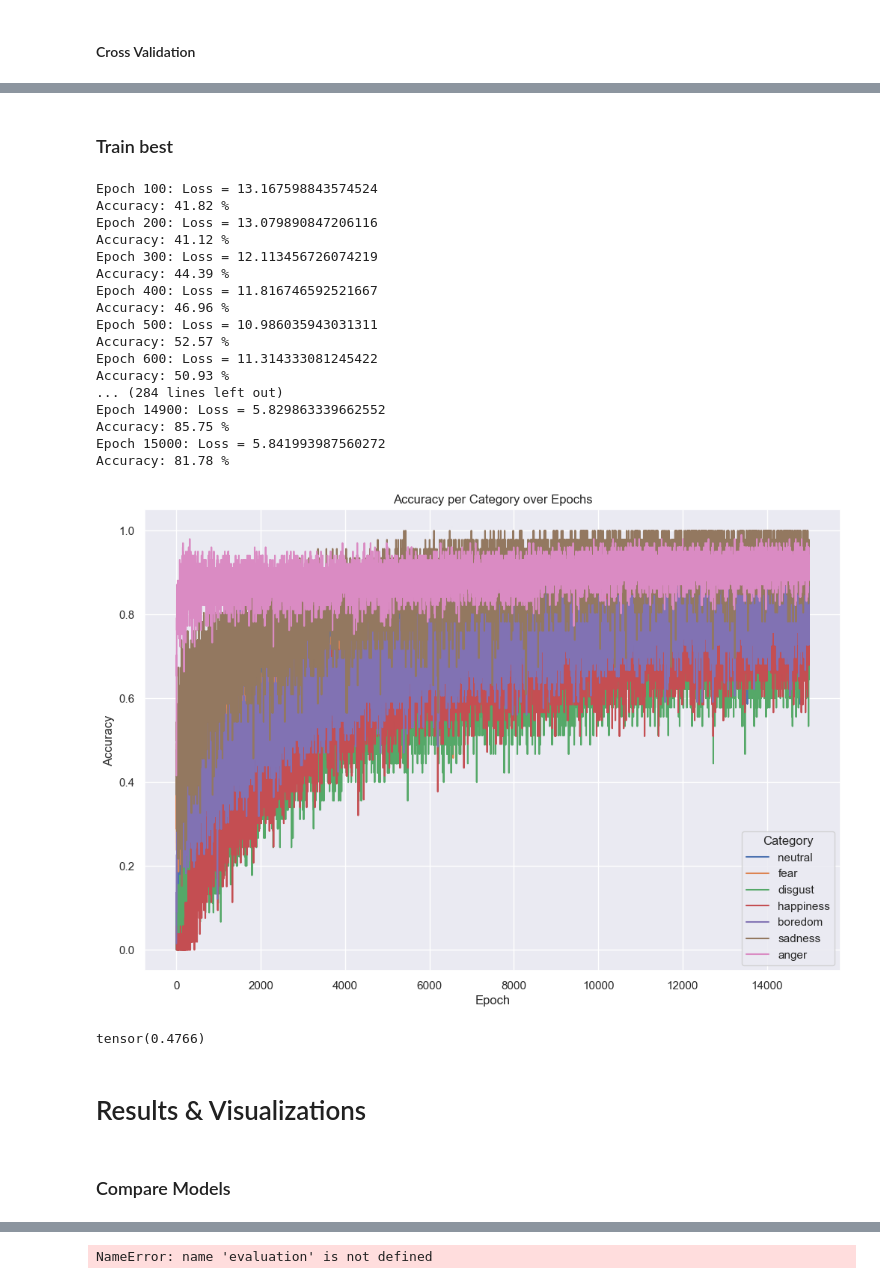
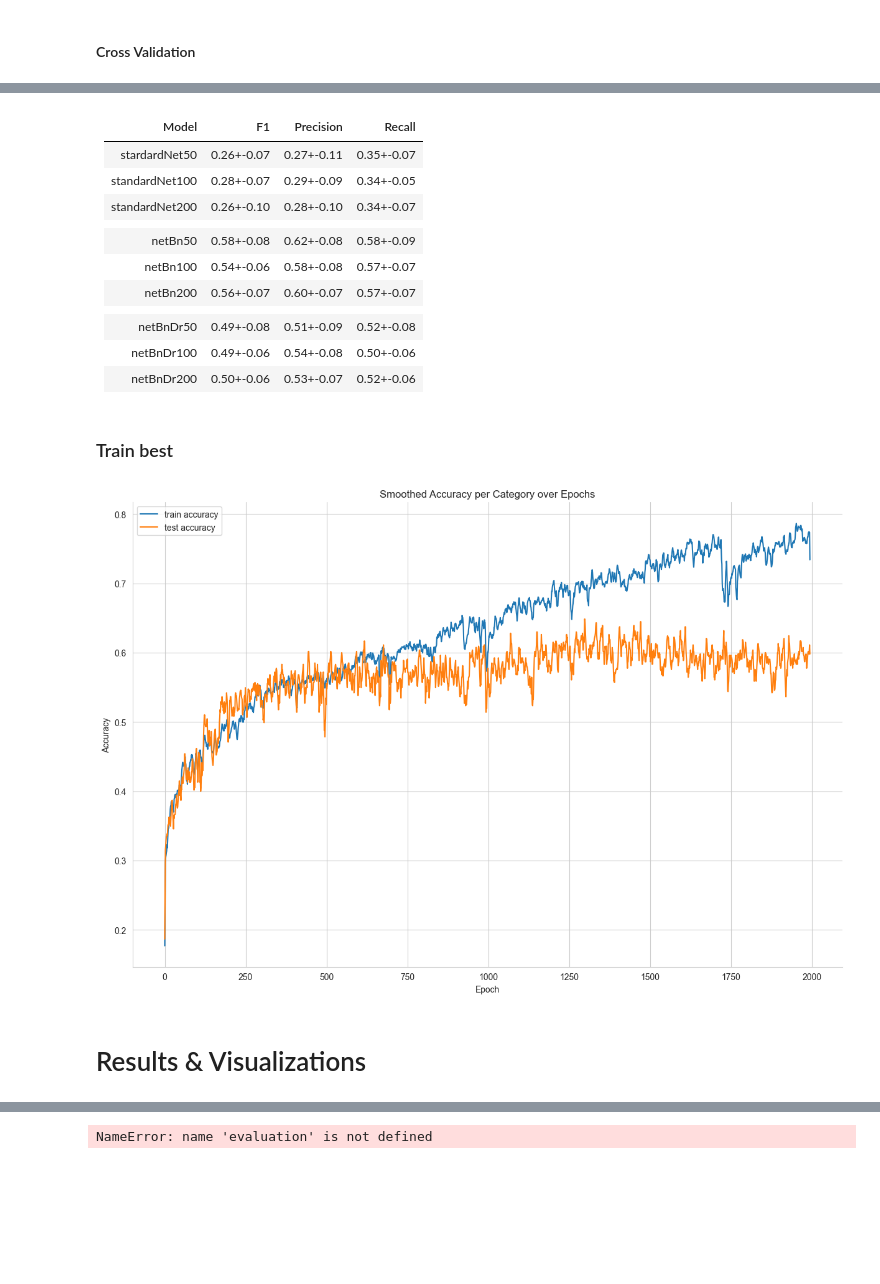
Before and after one commit to bonells96/speech_emotion_classification, a Jupyter notebook: Report_SER.ipynb, the cells around one changed output, grey strips where cells are left out. Cells and saved outputs as stored; diff of their text form; code cells hidden in the pictures; blank space fills up the shorter version.

```diff
--- a/Report_SER.ipynb
+++ b/Report_SER.ipynb
@@ -291,0 +214,26 @@ f_value
+# %%
+from sklearn.ensemble import RandomForestClassifier
+from sklearn.compose import ColumnTransformer
+from sklearn.pipeline import Pipeline
+from sklearn.preprocessing import OneHotEncoder, StandardScaler, MinMaxScaler, RobustScaler, LabelEncoder
+from sklearn.linear_model import LogisticRegression
+import xgboost as xgb
+
+models = {}
+
+models['LGR'] = Pipeline([
+    ('scaler', StandardScaler()),
+    ('cls', LogisticRegression(class_weight='balanced'))
+])
+
+models['RFC'] = Pipeline([
+    ('scaler', StandardScaler()),
+    ('cls', RandomForestClassifier(n_estimators=100, class_weight='balanced'))
+])
+# %%
+for k, feature_group in enumerate([features_group_1, features_group_2, None]):
+    X_train = np.apply_along_axis(lambda x: extract_features(x[0], x[1], feature_group), axis=1, arr=np.array(train.loc[:,['ts', 'sr']].values))
+    print(f'For features group {k+1}:')
+
+    for name, model in models.items():
+        evaluation.CrossValidationByUser(X_train, y_train, model, train.loc[:,'user_id'].values, name)
@@ -335,4 +325,5 @@ models['XGB_200'] =  Pipeline([
     ('cls', xgb.XGBClassifier(n_estimators=200))
 ])
 
-#model.fit(X_train,y_train)
+for name, model in models.items():
+    evaluation.CrossValidationByUser(X_train, y_train, model, train.loc[:,'user_id'].values, name)
@@ -461,2 +401,16 @@ netBnDr200
+# %% [markdown]
+|Model|F1|Precision|Recall|
+|:----:|:---:|:---:|:----:|
+|stardardNet50|0.26+-0.07|0.27+-0.11|0.35+-0.07|
+|standardNet100|0.28+-0.07|0.29+-0.09|0.34+-0.05|
+|standardNet200|0.26+-0.10|0.28+-0.10|0.34+-0.07|
+||
+|netBn50|0.58+-0.08|0.62+-0.08|0.58+-0.09|
+|netBn100|0.54+-0.06|0.58+-0.08|0.57+-0.07|
+|netBn200|0.56+-0.07|0.60+-0.07|0.57+-0.07|
+||
+|netBnDr50|0.49+-0.08|0.51+-0.09|0.52+-0.08|
+|netBnDr100|0.49+-0.06|0.54+-0.08|0.50+-0.06|
+|netBnDr200|0.50+-0.06|0.53+-0.07|0.52+-0.06|
 # %% [markdown]
 ### Train best
@@ -463,30 +479,9 @@ netBnDr200
 # %%
 from src import models
 
-net = models.StandardNetBnD(X_train2.shape[1], 100)
-net = models.train_net(net, X_train2, y_train, num_epochs=15000, batch_size=50, learning_rate=1e-3)
+
+
+net = models.StandardNetBn(X_train.shape[1], 100)
+net, acc_train, acc_test = train_net_with_val_results(net, X_train, y_train, X_test, y_test, num_epochs=2000, batch_size=50, learning_rate=1e-3)
 # %% [output]
-Epoch 100: Loss = 13.167598843574524
-Accuracy: 41.82 %
-Epoch 200: Loss = 13.079890847206116
-Accuracy: 41.12 %
-Epoch 300: Loss = 12.113456726074219
-Accuracy: 44.39 %
-Epoch 400: Loss = 11.816746592521667
-Accuracy: 46.96 %
-Epoch 500: Loss = 10.986035943031311
-Accuracy: 52.57 %
-Epoch 600: Loss = 11.314333081245422
-Accuracy: 50.93 %
-... (284 lines left out)
-Epoch 14900: Loss = 5.829863339662552
-Accuracy: 85.75 %
-Epoch 15000: Loss = 5.841993987560272
-Accuracy: 81.78 %
-[figure, old version]
+[figure, new version]
-# %%
-import torch
-
-(len(y_test)-models.nb_errors(torch.LongTensor(y_test), net(torch.Tensor(X_test2))))/len(y_test)
-# %% [output]
-tensor(0.4766)
@@ -551,4 +488,2 @@ def train_net(data, labels, input_size, num_epochs=10000, batch_size=32, learnin
 # %% [markdown]
 # Results & Visualizations
-# %% [markdown]
-### Compare Models
```
Also changed, not shown: parts of 38 cells of this notebook.
